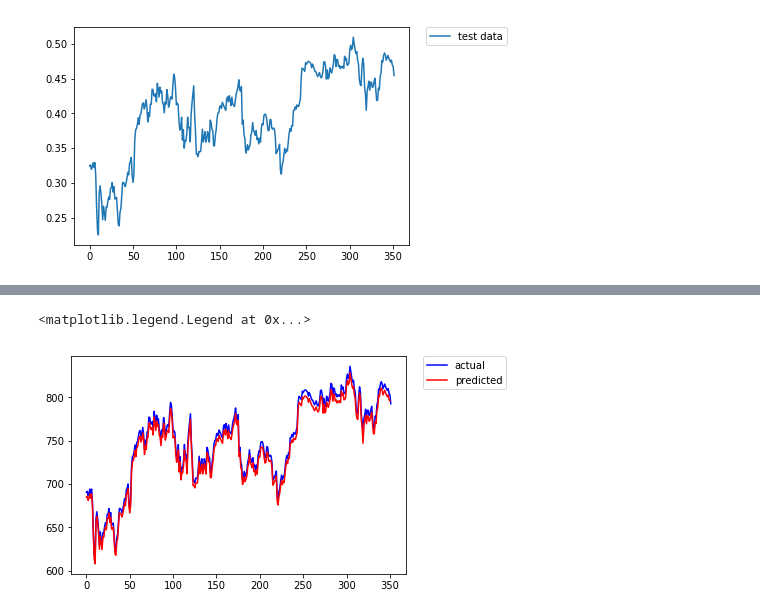
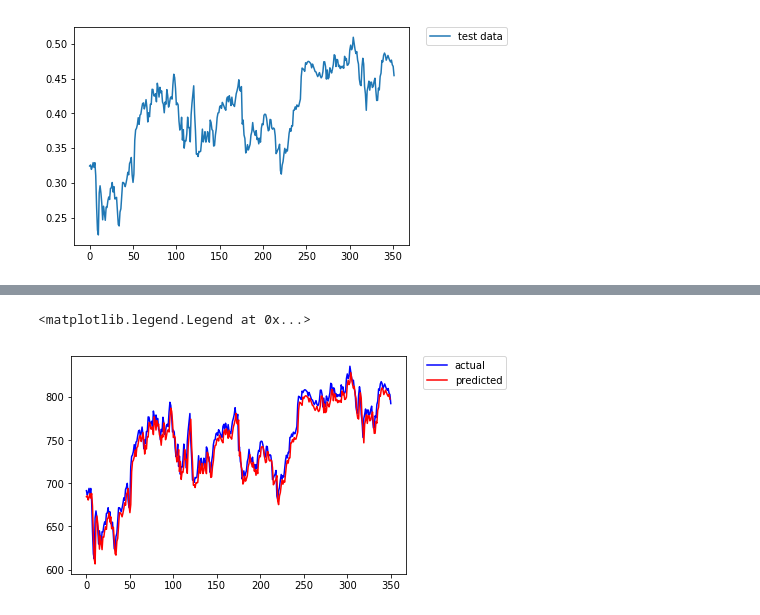
Before and after one commit to Pankajchandan/CMPE297, a Jupyter notebook: lab2-stock price.ipynb, the cells around one changed output, grey strips where cells are left out. Saved outputs shown, nothing was run; the diff lists cells and outputs as text; code cells hidden in the pictures.

```diff
--- a/lab2-stock price.ipynb
+++ b/lab2-stock price.ipynb
@@ -171,12 +175,8 @@ Epoch: 0200 cost=  0.000566905435169
 # %%
-# unscale the data first
-test = scaler.inverse_transform(test)
-prd_value = scaler.inverse_transform(prd_value)
-
 # plot the data points
-plt.plot(test,'b', label = 'actual')
-plt.plot(prd_value,'r', label = 'predicted')
+plt.plot(test[1:],'b', label = 'actual')
+plt.plot(prd_value[:-1],'r', label = 'predicted')
 plt.legend(bbox_to_anchor=(1.05, 1), loc=2, borderaxespad=0.)
 # %% [output]
 <matplotlib.legend.Legend at 0x...>
-[figure, old version]
+[figure, new version]
```
Also changed, not shown: parts of 2 cells of this notebook.
